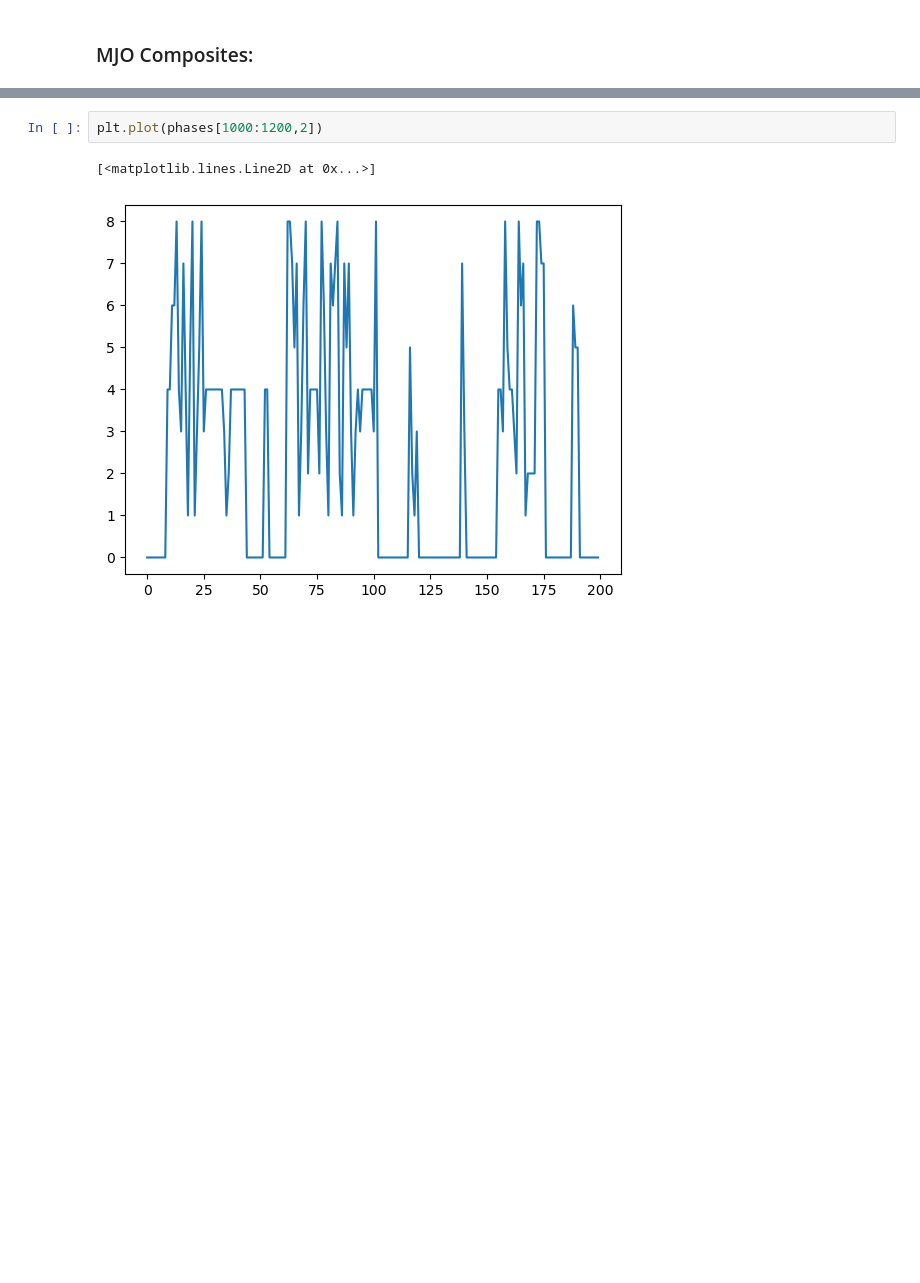
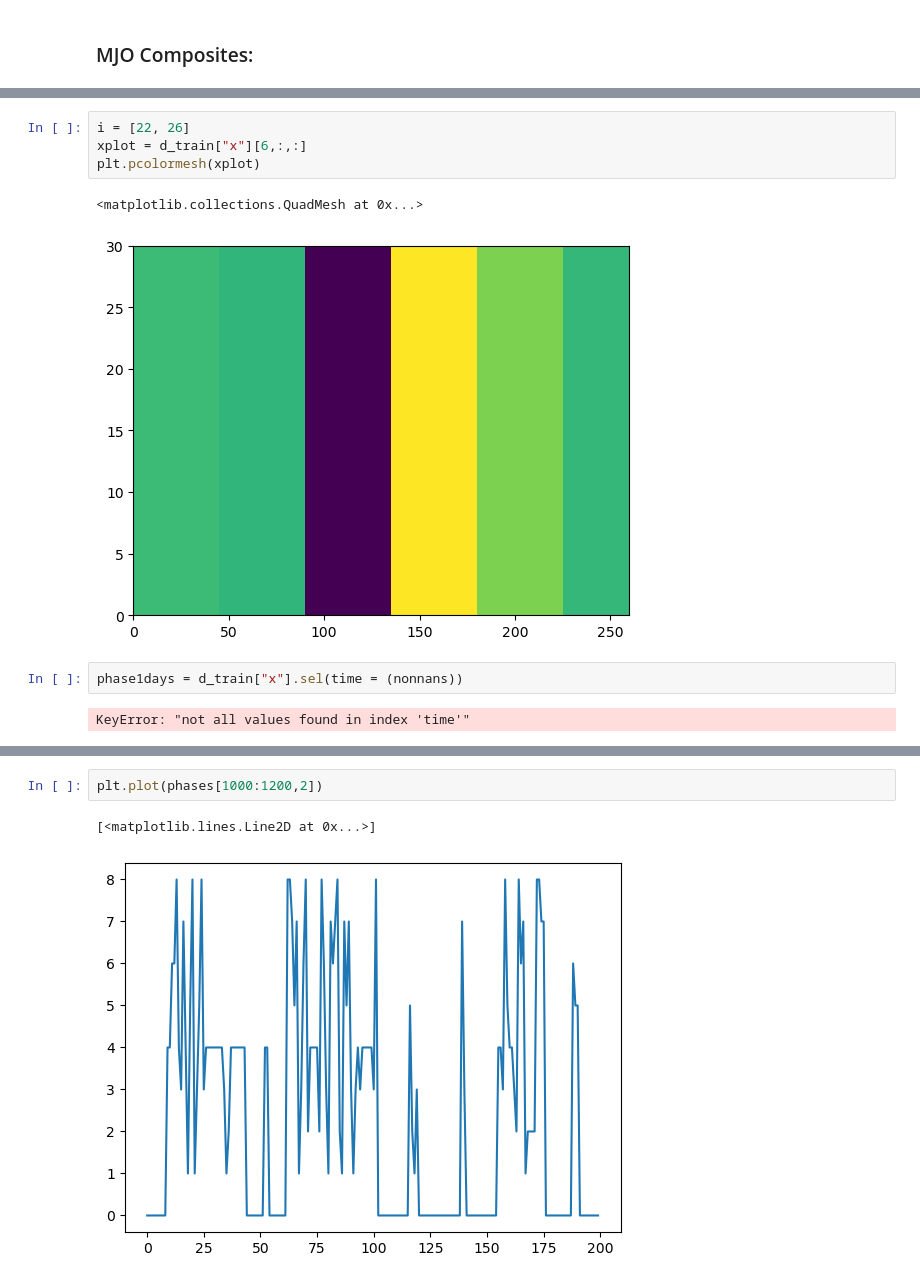
Before and after one commit to Jolan-vP/E3SM, a Jupyter notebook: analysis.ipynb, the cells around one changed output, grey strips where cells are left out. Drawn from its saved outputs; the diff is of its cells as text; blank space fills up the shorter version.

```diff
--- a/analysis.ipynb
+++ b/analysis.ipynb
@@ -99,0 +215,11 @@ MJO_train, MJO_val, MJO_test, phases = compositeindices(config, d_train)
+# %%
+i = [22, 26]
+xplot = d_train["x"][6,:,:]
+plt.pcolormesh(xplot)
+# %% [output]
+<matplotlib.collections.QuadMesh at 0x...>
+[figure, added]
+# %%
+phase1days = d_train["x"].sel(time = (nonnans))
+# %% [output]
+KeyError: "not all values found in index 'time'"
```
Also changed, not shown: parts of 12 cells of this notebook, 2 other files.
